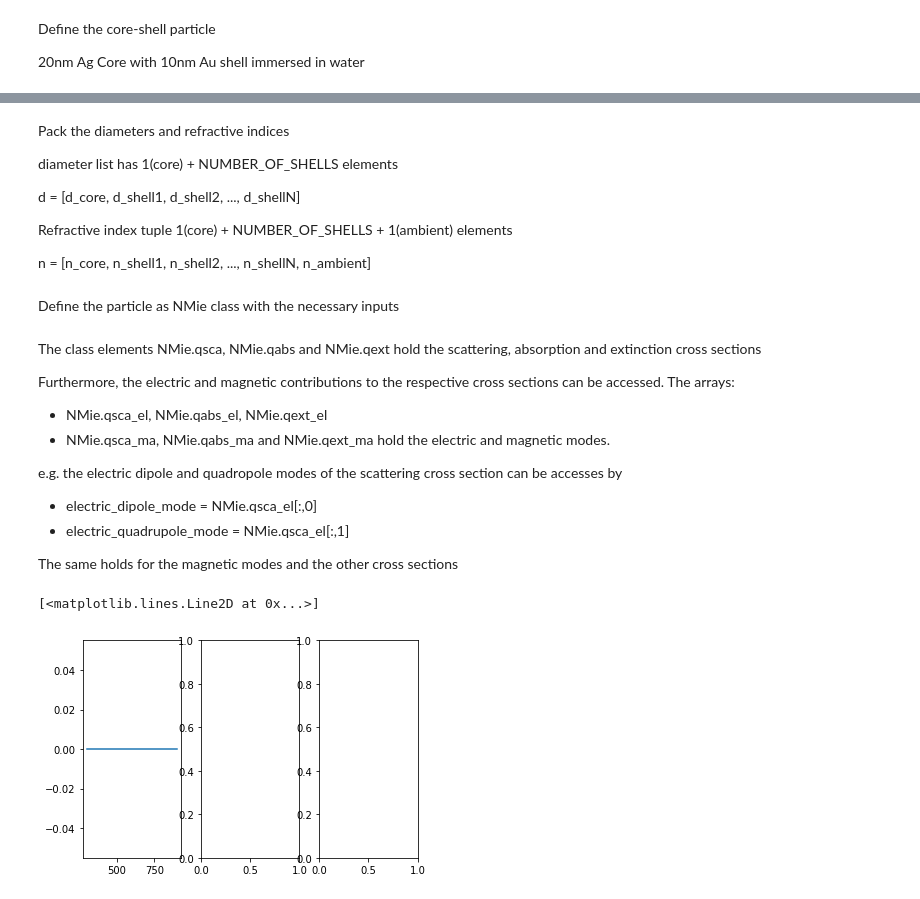
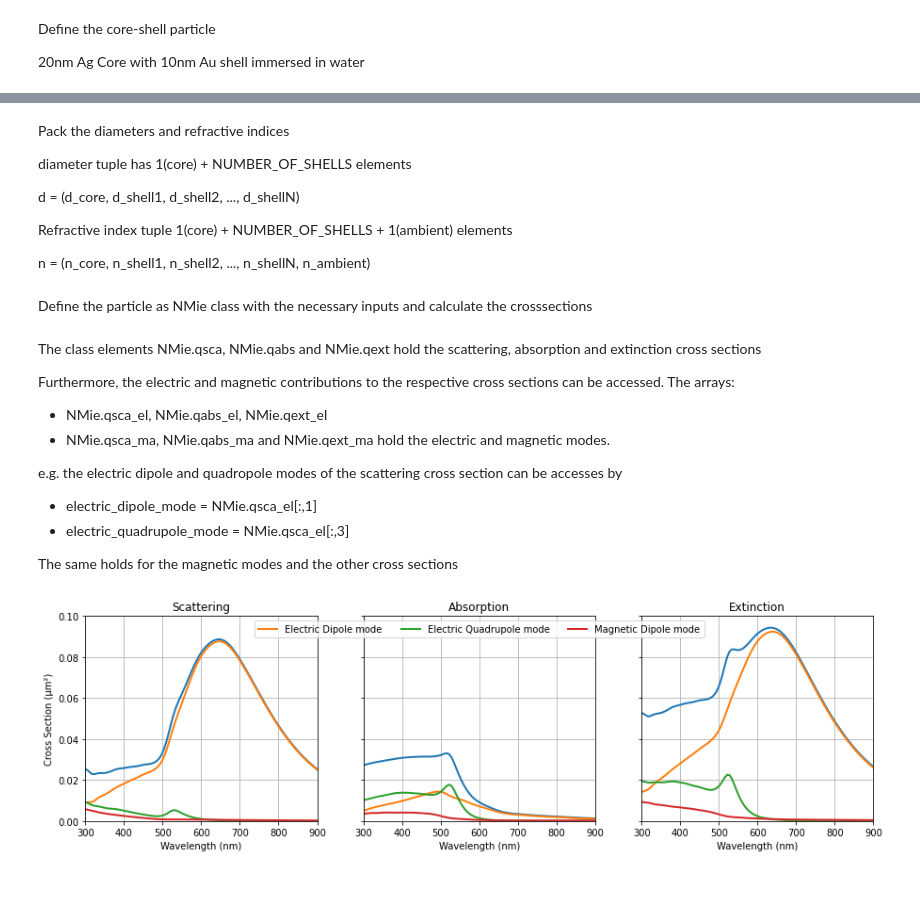
Before and after one commit to steinhb/pyNMie, a Jupyter notebook: demo.ipynb, the cells around one changed output, grey strips where cells are left out. Saved outputs shown, nothing was run; the diff lists cells and outputs as text; code cells hidden in the pictures.

```diff
--- a/demo.ipynb
+++ b/demo.ipynb
@@ -30,20 +73,21 @@ nH2O*=np.ones(np.shape(wavelength))
 # %% [markdown]
 Pack the diameters and refractive indices
 
-diameter list has 1(core) + NUMBER_OF_SHELLS elements
+diameter tuple has 1(core) + NUMBER_OF_SHELLS elements
 
-d = [d_core, d_shell1, d_shell2, ..., d_shellN]
+d = (d_core, d_shell1, d_shell2, ..., d_shellN)
 
 Refractive index tuple 1(core) + NUMBER_OF_SHELLS + 1(ambient) elements
 
-n = [n_core, n_shell1, n_shell2, ..., n_shellN, n_ambient]
+n = (n_core, n_shell1, n_shell2, ..., n_shellN, n_ambient)
 # %%
-dias = [dAg,dAu]
-n = [nAg, nAu, nH2O]
+dias = (dAg,dAu)
+n = (nAg, nAu, nH2O)
 # %% [markdown]
-Define the particle as NMie class with the necessary inputs
+Define the particle as NMie class with the necessary inputs and calculate the crosssections
 # %%
-particle = nmie.NMie(diameters = dias, refind = n, wl = wavelength)
+particle = NMie.NMie(diameters = dias, refind = n, wl = wavelength)
+particle.calculate_crosssections()
 # %% [markdown]
 The class elements NMie.qsca, NMie.qabs and NMie.qext hold the scattering, absorption and extinction cross sections
 
@@ -54,14 +98,54 @@ The arrays:
 hold the electric and magnetic modes.
 
 e.g. the electric dipole and quadropole modes of the scattering cross section can be accesses by
-- electric_dipole_mode = NMie.qsca_el[:,0]
-- electric_quadrupole_mode = NMie.qsca_el[:,1]
+- electric_dipole_mode = NMie.qsca_el[:,1]
+- electric_quadrupole_mode = NMie.qsca_el[:,3]
 
 The same holds for the magnetic modes and the other cross sections
-# %%
-fig,axs = plt.subplots(nrows = 1, ncols = 3)
-ax = axs[0]
-ax.plot(wavelength, particle.qsca, color = 'C0', label = 'Scattering Cross Section')
-# %% [output]
-[<matplotlib.lines.Line2D at 0x...>]
-[figure, removed]
+# %%
+nrows = 1
+ncols = 3
+width =5
+height = 4
+
+fig, axs = plt.subplots(nrows = nrows, ncols = ncols, figsize = (width * ncols,height * nrows),
+                        sharey = True)
+ax = axs[0]
+ax.plot(wavelength, particle.qsca*1e-6, color = 'C0', linewidth = 2)
+ax.plot(wavelength, particle.qsca_el[:,1]*1e-6, color = 'C1', label = 'Electric Dipole mode', linewidth = 2)
+ax.plot(wavelength, particle.qsca_el[:,2]*1e-6, color = 'C2', label = 'Electric Quadrupole mode', linewidth = 2)
+ax.plot(wavelength, particle.qsca_ma[:,1]*1e-6, color = 'C3', label = 'Magnetic Dipole mode', linewidth = 2)
+ax.set_xlim(wl_sh, wl_lo)
+ax.set_ylim(0,0.10)
+ax.set_title('Scattering')
+ax.set_xlabel('Wavelength (nm)')
+ax.set_ylabel('Cross Section (µm²)')
+ax.grid()
+ax = axs[1]
+ax.plot(wavelength, particle.qabs*1e-6, color = 'C0', linewidth = 2)
+ax.plot(wavelength, particle.qabs_el[:,1]*1e-6, color = 'C1', label = 'Electric Dipole mode', linewidth = 2)
+ax.plot(wavelength, particle.qabs_el[:,2]*1e-6, color = 'C2', label = 'Electric Quadrupole mode', linewidth = 2)
+ax.plot(wavelength, particle.qabs_ma[:,1]*1e-6, color = 'C3', label = 'Magnetic Dipole mode', linewidth = 2)
+ax.set_xlim(wl_sh, wl_lo)
+ax.set_ylim(0,0.10)
+ax.set_title('Absorption')
+ax.set_xlabel('Wavelength (nm)')
+# ax.set_ylabel('Cross Section (µm²)')
+ax.grid()
+
+ax = axs[2]
+ax.plot(wavelength, particle.qext*1e-6, color = 'C0', linewidth = 2)
+ax.plot(wavelength, particle.qext_el[:,1]*1e-6, color = 'C1', label = 'Electric Dipole mode', linewidth = 2)
+ax.plot(wavelength, particle.qext_el[:,2]*1e-6, color = 'C2', label = 'Electric Quadrupole mode', linewidth = 2)
+ax.plot(wavelength, particle.qext_ma[:,1]*1e-6, color = 'C3', label = 'Magnetic Dipole mode', linewidth = 2)
+ax.set_xlim(wl_sh, wl_lo)
+ax.set_ylim(0,0.10)
+ax.set_title('Extinction')
+ax.set_xlabel('Wavelength (nm)')
+# ax.set_ylabel('Cross Section (µm²)')
+ax.grid()
+
+legend = axs[1].legend(ncol = 3, loc = 'upper center', facecolor ='white')
+axs[1].set_zorder(+1)
+# %% [output]
+[figure, added]
```
Also changed, not shown: parts of 8 cells of this notebook, 3 other files.
